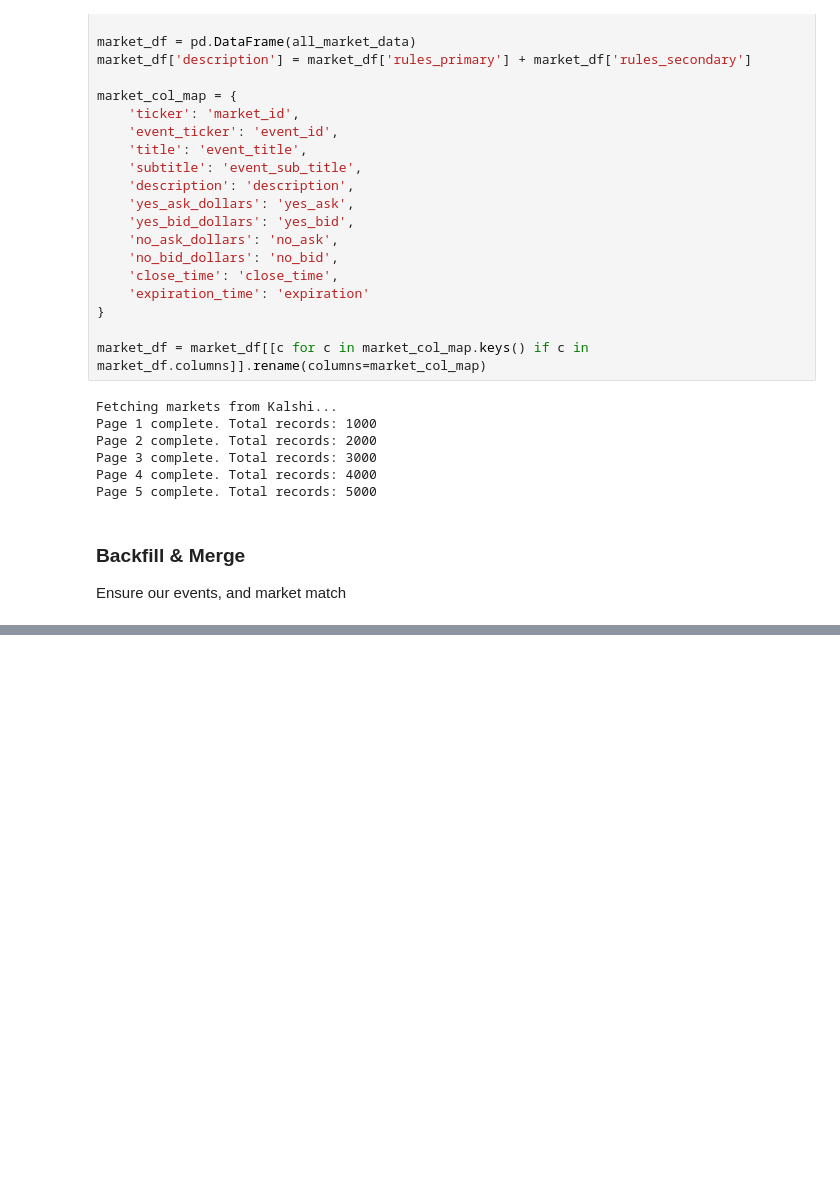
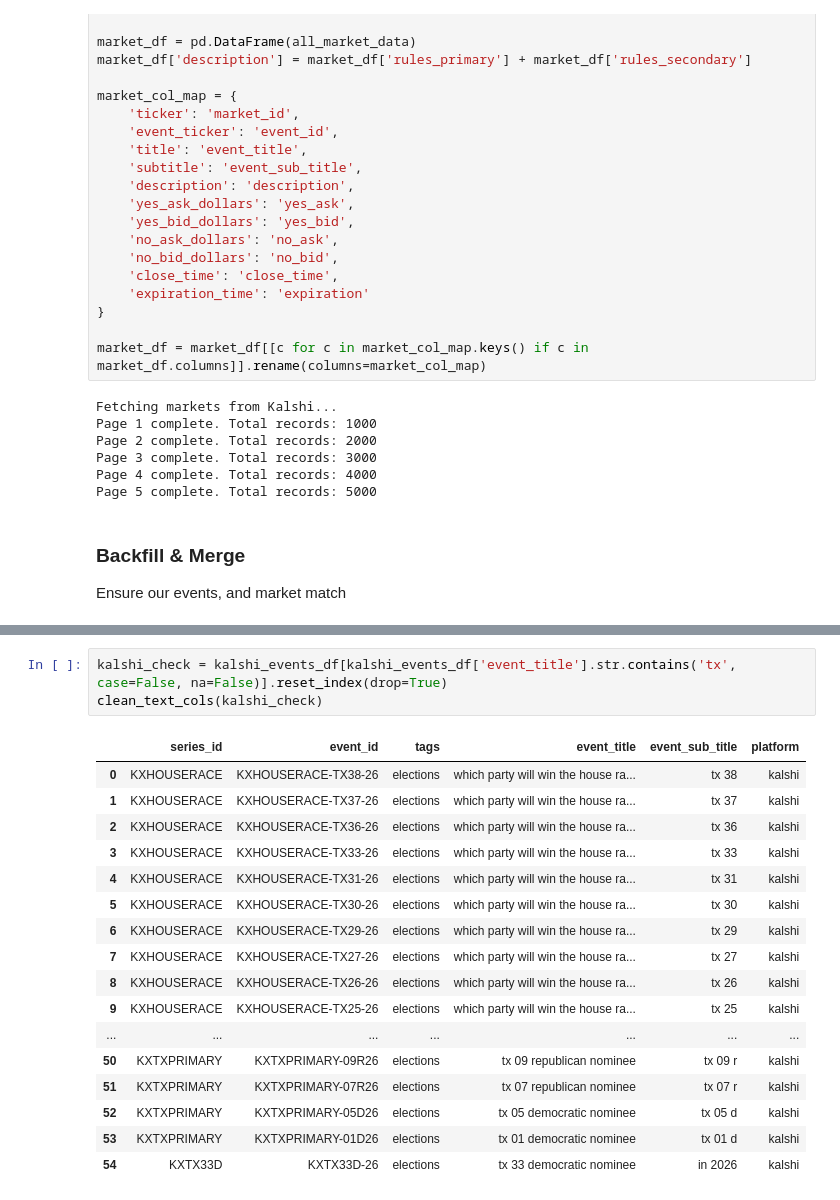
Before and after one commit to BlakeUribe/quasibets_testing, a Jupyter notebook: kalshi.ipynb, the cells around one changed output, grey strips where cells are left out. Drawn from its saved outputs; the diff is of its cells as text; blank space fills up the shorter version.

```diff
--- a/kalshi.ipynb
+++ b/kalshi.ipynb
@@ -178,0 +179,21 @@ kalshi_events_df
+# %%
+kalshi_check = kalshi_events_df[kalshi_events_df['event_title'].str.contains('tx', case=False, na=False)].reset_index(drop=True)
+clean_text_cols(kalshi_check)
+# %% [output]
+|  | series_id | event_id | tags | event_title | event_sub_title | platform |
+| 0 | KXHOUSERACE | KXHOUSERACE-TX38-26 | elections | which party will win the house ra... | tx 38 | kalshi |
+| 1 | KXHOUSERACE | KXHOUSERACE-TX37-26 | elections | which party will win the house ra... | tx 37 | kalshi |
+| 2 | KXHOUSERACE | KXHOUSERACE-TX36-26 | elections | which party will win the house ra... | tx 36 | kalshi |
+| 3 | KXHOUSERACE | KXHOUSERACE-TX33-26 | elections | which party will win the house ra... | tx 33 | kalshi |
+| 4 | KXHOUSERACE | KXHOUSERACE-TX31-26 | elections | which party will win the house ra... | tx 31 | kalshi |
+| 5 | KXHOUSERACE | KXHOUSERACE-TX30-26 | elections | which party will win the house ra... | tx 30 | kalshi |
+| 6 | KXHOUSERACE | KXHOUSERACE-TX29-26 | elections | which party will win the house ra... | tx 29 | kalshi |
+| 7 | KXHOUSERACE | KXHOUSERACE-TX27-26 | elections | which party will win the house ra... | tx 27 | kalshi |
+| 8 | KXHOUSERACE | KXHOUSERACE-TX26-26 | elections | which party will win the house ra... | tx 26 | kalshi |
+| 9 | KXHOUSERACE | KXHOUSERACE-TX25-26 | elections | which party will win the house ra... | tx 25 | kalshi |
+| ... | ... | ... | ... | ... | ... | ... |
+| 50 | KXTXPRIMARY | KXTXPRIMARY-09R26 | elections | tx 09 republican nominee | tx 09 r | kalshi |
+| 51 | KXTXPRIMARY | KXTXPRIMARY-07R26 | elections | tx 07 republican nominee | tx 07 r | kalshi |
+| 52 | KXTXPRIMARY | KXTXPRIMARY-05D26 | elections | tx 05 democratic nominee | tx 05 d | kalshi |
+| 53 | KXTXPRIMARY | KXTXPRIMARY-01D26 | elections | tx 01 democratic nominee | tx 01 d | kalshi |
+| 54 | KXTX33D | KXTX33D-26 | elections | tx 33 democratic nominee | in 2026 | kalshi |
```
Also changed, not shown: parts of 2 cells of this notebook, 10 other files.
